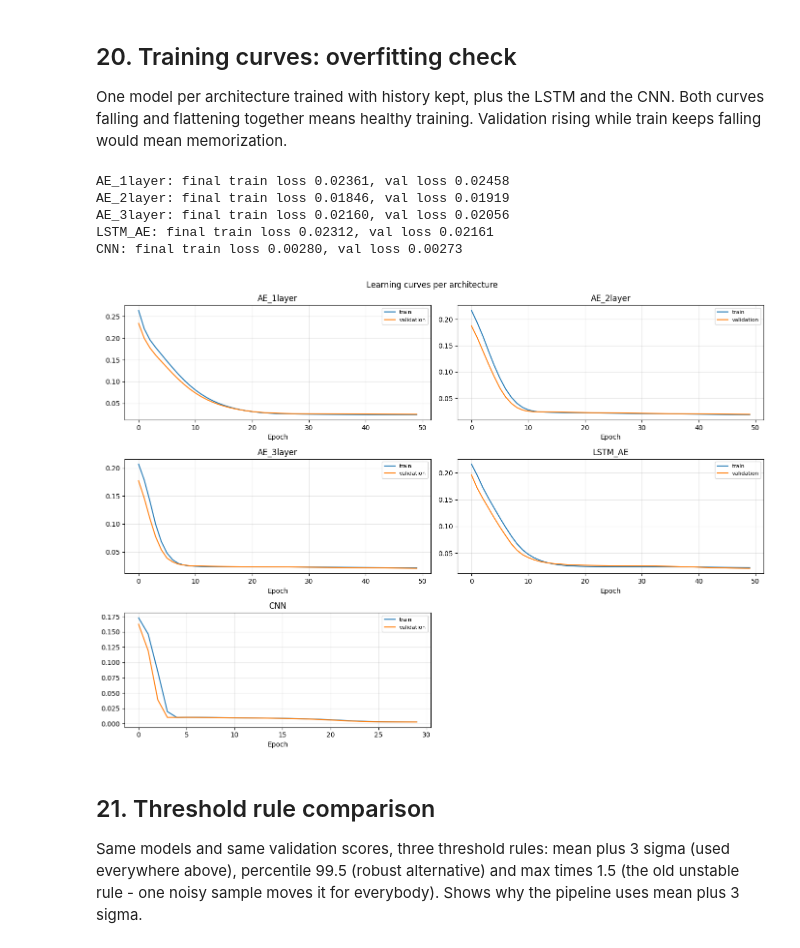
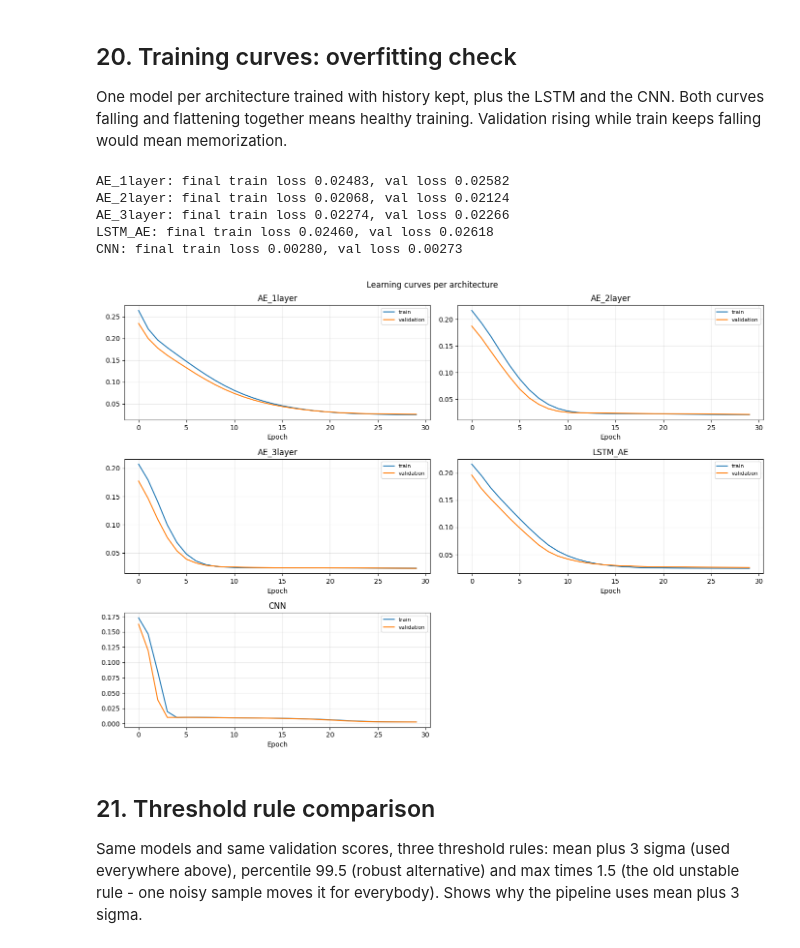
Before and after one commit to maidabiber/anomaly-detection-thesis, a Jupyter notebook: notebooks/analyze_2nd_test.ipynb, the cells around one changed output. Drawn from its saved outputs; the diff is of its cells as text; code cells hidden in the pictures.

Commit message:
Unify deep epochs to 30 with recorded old vs new comparison

```diff
--- a/notebooks/analyze_2nd_test.ipynb
+++ b/notebooks/analyze_2nd_test.ipynb
@@ -728,10 +728,10 @@ for name, hidden_layers in architectures.items():
     build_fn = lambda hl=hidden_layers: build_autoencoder(input_dim, hl)
     mean_full, _ = run_multiple(build_fn, X_healthy_train, X_all,
                                 error_fn=reconstruction_error,
-                                n_runs=3, epochs=50, batch_size=32)
+                                n_runs=3, epochs=30, batch_size=32)
     mean_val, _ = run_multiple(build_fn, X_healthy_train, X_healthy_val,
                                error_fn=reconstruction_error,
-                               n_runs=3, epochs=50, batch_size=32)
+                               n_runs=3, epochs=30, batch_size=32)
     val_mean = float(np.mean(mean_val))
     val_std = float(np.std(mean_val))
     print(f"{name}: val_errors mean={val_mean:.5f}  std={val_std:.5f}")
@@ -758,10 +758,10 @@ lstm_index = df.index[WINDOW_SIZE - 1:]
 build_lstm_fn = lambda: build_lstm_autoencoder(WINDOW_SIZE, input_dim, encoding_dim=8)
 lstm_full, _ = run_multiple(build_lstm_fn, X_healthy_windows, X_all_windows,
                             error_fn=reconstruction_error_lstm,
-                            n_runs=3, epochs=50, batch_size=32)
+                            n_runs=3, epochs=30, batch_size=32)
 lstm_val, _ = run_multiple(build_lstm_fn, X_healthy_windows, X_val_windows,
                            error_fn=reconstruction_error_lstm,
-                           n_runs=3, epochs=50, batch_size=32)
+                           n_runs=3, epochs=30, batch_size=32)
 val_mean = float(np.mean(lstm_val))
 val_std = float(np.std(lstm_val))
 print(f"LSTM_AE: val_errors mean={val_mean:.5f}  std={val_std:.5f}")
@@ -973,35 +976,35 @@ Validation rising while train keeps falling would mean memorization.
 # %%
 from src.deep_models import train_autoencoder, build_cnn_autoencoder
 
 fig, axes = plt.subplots(3, 2, figsize=(14, 10))
 for ax, name, build, data in [
     (axes[0, 0], 'AE_1layer', lambda: build_autoencoder(input_dim, [8]), (X_healthy_train, X_healthy_val)),
     (axes[0, 1], 'AE_2layer', lambda: build_autoencoder(input_dim, [12, 6]), (X_healthy_train, X_healthy_val)),
     (axes[1, 0], 'AE_3layer', lambda: build_autoencoder(input_dim, [16, 8, 4]), (X_healthy_train, X_healthy_val)),
     (axes[1, 1], 'LSTM_AE', lambda: build_lstm_autoencoder(WINDOW_SIZE, input_dim, encoding_dim=8), (X_healthy_windows, X_val_windows)),
     (axes[2, 0], 'CNN', lambda: build_cnn_autoencoder(64, 64), (Xtr_spec, Xva_spec)),
 ]:
     Xtr_c, Xva_c = data
-    m, hist = train_autoencoder(build(), Xtr_c, epochs=50 if name != 'CNN' else 30,
+    m, hist = train_autoencoder(build(), Xtr_c, epochs=30 if name != 'CNN' else 30,
                                 batch_size=32, seed=0)
     print(f"{name}: final train loss {hist.history['loss'][-1]:.5f}, val loss {hist.history['val_loss'][-1]:.5f}")
     ax.plot(hist.history['loss'], label='train')
     ax.plot(hist.history['val_loss'], label='validation')
     ax.set_title(name)
     ax.set_xlabel('Epoch')
     ax.legend(fontsize=8)
     ax.grid(alpha=0.3)
 axes[2, 1].axis('off')
 plt.suptitle('Learning curves per architecture')
 plt.tight_layout()
 plt.show()
 # %% [output]
-AE_1layer: final train loss 0.02361, val loss 0.02458
-AE_2layer: final train loss 0.01846, val loss 0.01919
-AE_3layer: final train loss 0.02160, val loss 0.02056
-LSTM_AE: final train loss 0.02312, val loss 0.02161
+AE_1layer: final train loss 0.02483, val loss 0.02582
+AE_2layer: final train loss 0.02068, val loss 0.02124
+AE_3layer: final train loss 0.02274, val loss 0.02266
+LSTM_AE: final train loss 0.02460, val loss 0.02618
 CNN: final train loss 0.00280, val loss 0.00273
-[figure, old version]
+[figure, new version]
 # %% [markdown]
 ## 21. Threshold rule comparison
 
```
Also changed, not shown: parts of 6 cells of this notebook, 1 other file.
